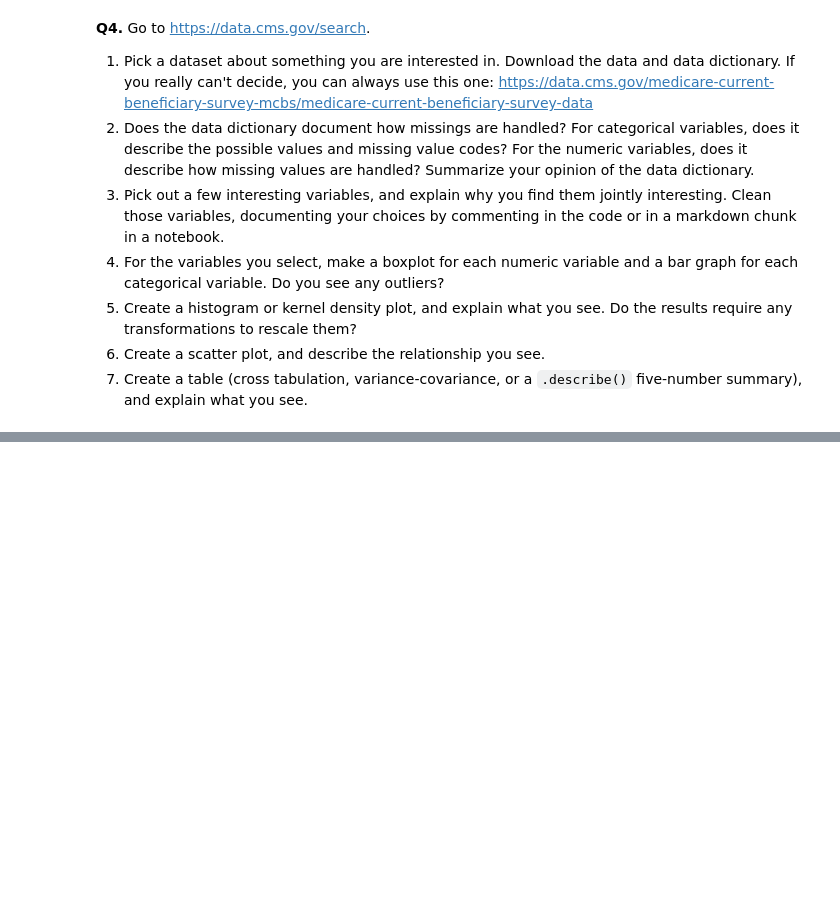
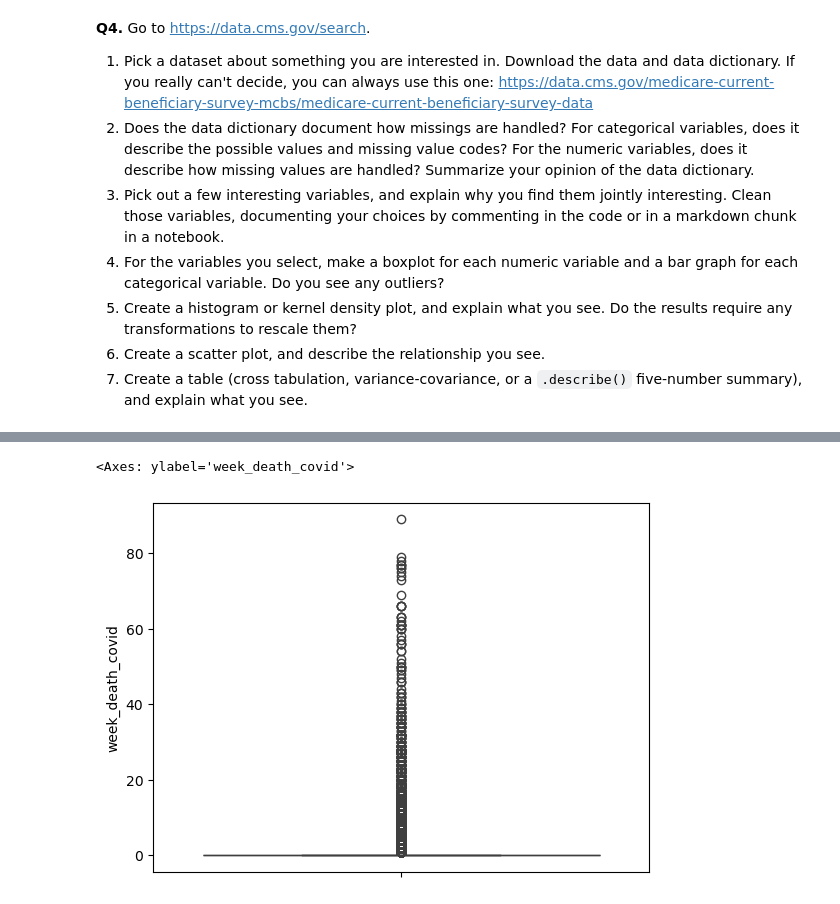
Before and after one commit to ZzzzzzT233/visualization, a Jupyter notebook: assignment/assignment.ipynb, the cells around one changed output, grey strips where cells are left out. Cells and saved outputs as stored; diff of their text form; code cells hidden in the pictures; blank space fills up the shorter version.

```diff
--- a/assignment/assignment.ipynb
+++ b/assignment/assignment.ipynb
@@ -243,0 +291,5 @@ For some context, the Federal government ultimately spent about $4.4 trillion in
+# %%
+sns.boxplot(df['week_death_covid'])
+# %% [output]
+<Axes: ylabel='week_death_covid'>
+[figure, added]
```
Also changed, not shown: parts of 20 cells of this notebook, 1 other file.
